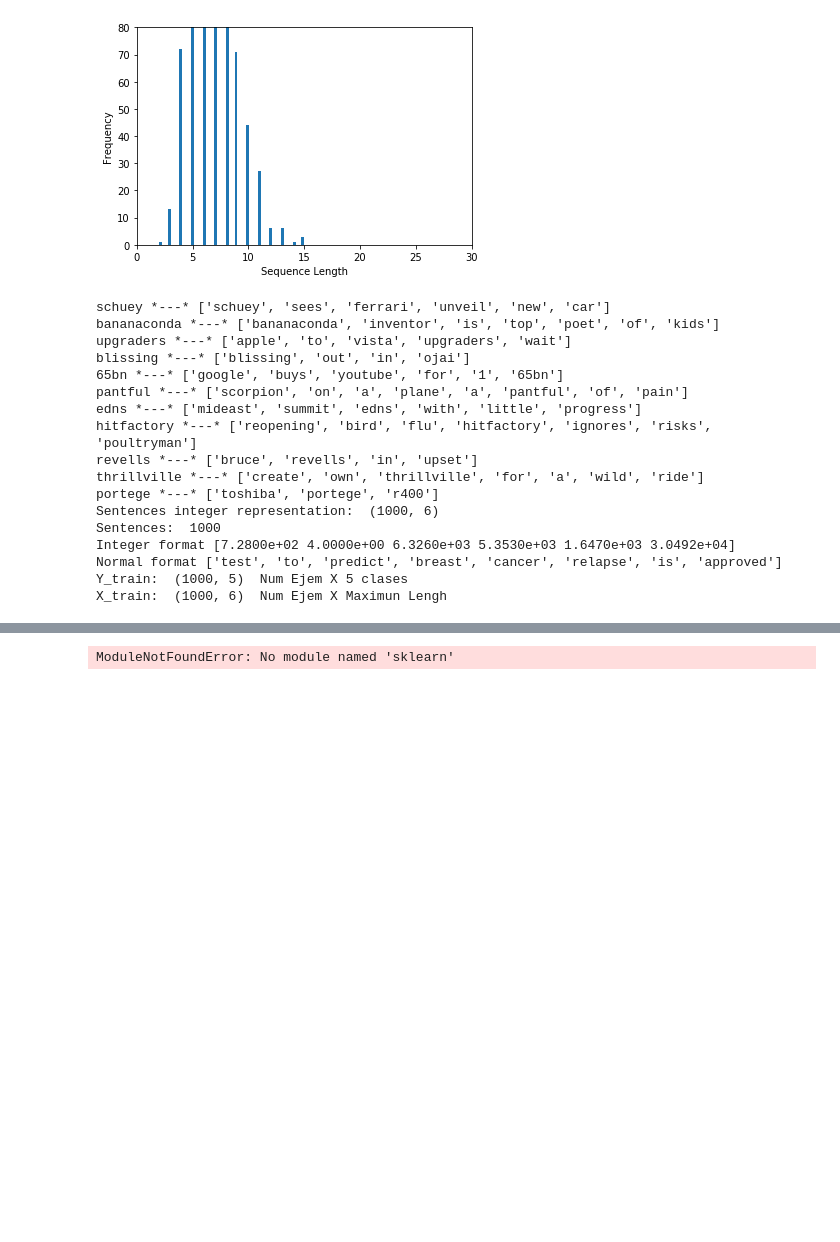
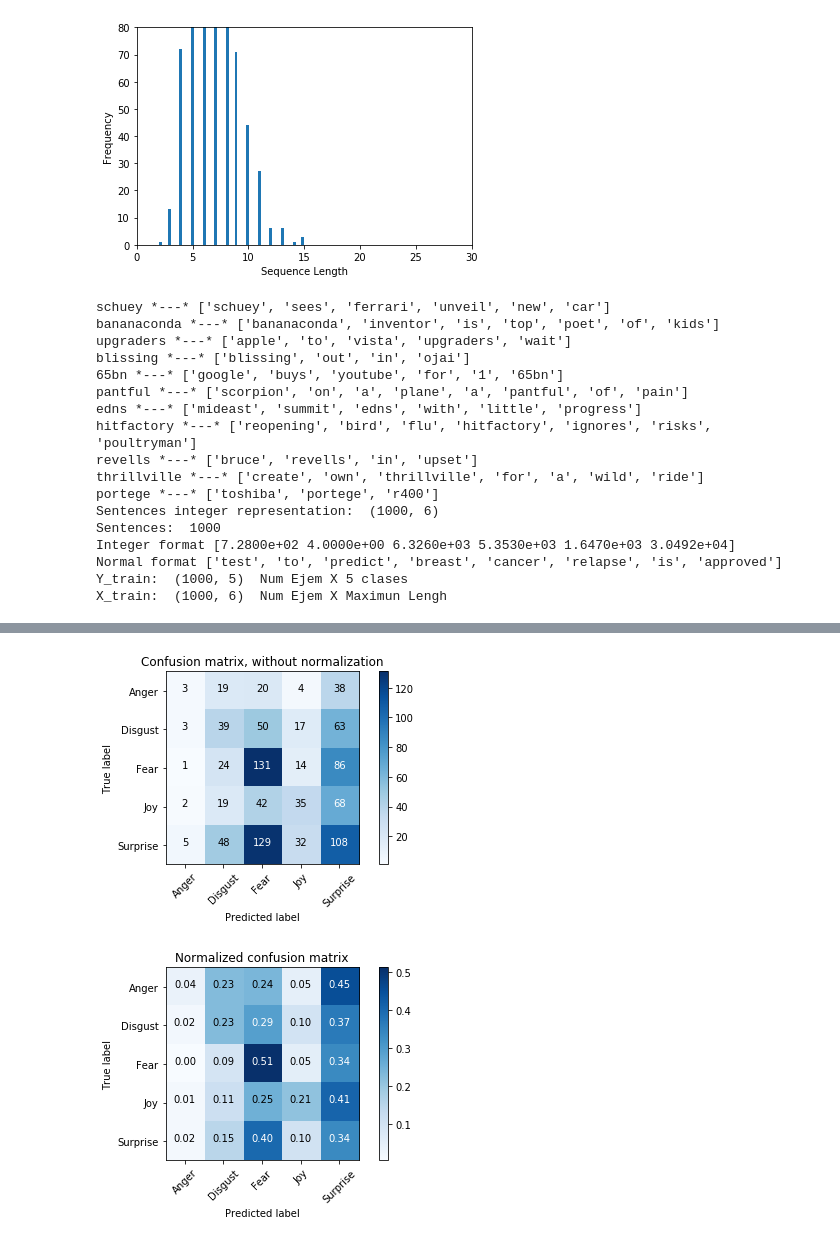
Before and after one commit to Danielafe7GitHub/Composing_RNN, a Jupyter notebook: EmotionRNN.ipynb, the cells around one changed output, grey strips where cells are left out. Cells and saved outputs as stored; diff of their text form; code cells hidden in the pictures; blank space fills up the shorter version.

Commit message:
Confusion Matrix

```diff
--- a/EmotionRNN.ipynb
+++ b/EmotionRNN.ipynb
@@ -360,7 +360,7 @@ X_train:  (1000, 6)  Num Ejem X Maximun Lengh
 init = tf.global_variables_initializer()
 display_step = 10
 numEjemplos = 250
-iterations = 100
+iterations = 10
 # %%
 # Launch the graph
 with tf.Session() as sess:
@@ -404,48 +404,51 @@ with tf.Session() as sess:
     print("Optimization Finished!")
 
     #Test Model LSTM
-    #correct_prediction = tf.equal(tf.argmax(pred, 1), tf.argmax(y, 1))
     correctPred = tf.equal(tf.argmax(prediction,1), tf.argmax(labels,1))
-
     # Calculate accuracy
     accuracy = tf.reduce_mean(tf.cast(correctPred, "float"))
     print("Accuracy:", accuracy.eval({input_data: X_test, labels: Y_test}))
 
     #Matriz de confusion
-    global result
+
+    print("Test Samples, Class Predictions: ")
     result = tf.argmax(prediction , 1).eval({input_data: X_test, labels: Y_test})
-    #Predicionedo Test BBVA
-    #BBVA = tf.argmax(pred*(-1), 1).eval({x: test_final})
-    #print("BBVA: ",BBVA.shape)
-    #for i in result:
-        #print(i)
+    print(result.shape)
+
+    print("Test Samples, Class Truth Labels: ")
+    print(Y_test.shape)
+
+    print("Test Samples: ")
+    test = (tf.argmax(Y_test , 1).eval())
+    print(test.shape)
+
+
     from sklearn.metrics import confusion_matrix
+    y_true = test
+    y_pred = result
+    print(confusion_matrix(y_true, y_pred))
+    class_names = ["Anger","Disgust","Fear","Joy","Surprise"]
+
     from sklearn.metrics import precision_score
     from sklearn.metrics import f1_score
     from sklearn.metrics import recall_score
-    #print(confusion_matrix(Y_test1, result))
+    print("Precision: ",precision_score(y_true, y_pred, average=None))
+    print("Recall: ",recall_score(y_true, y_pred, average=None))
+    print("F1: ",f1_score(y_true, y_pred, average=None))
 
-    print("Precision: ",precision_score(Y_test, result, average='binary'))
-    print("Recall: ",recall_score(Y_test, result, average='binary'))
-    print("F1: ",f1_score(Y_test, result, average='binary'))
+    # Compute confusion matrix
+    cnf_matrix = confusion_matrix(y_true, y_pred)
+    np.set_printoptions(precision=2)
 
-    #Test Model X MiniBacths and Average Accuracy
-    '''total_batch = int(1000/batchSize) # 20 batchs of 50 examples
-    X_batches = np.array_split(X_test, total_batch)
-    Y_batches = np.array_split(Y_test, total_batch)
-    avr_accu = 0
-    for i in range(total_batch):
-        batch_x, batch_y = X_batches[i], Y_batches[i]
-        _accuracy =  (sess.run(accuracy, {input_data: batch_x, labels: batch_y}))
-        avr_accu += _accuracy * 100
-        print("Accuracy for this batch:", _accuracy * 100)
-    print("********************")
-    print("Average Accuracy is: ",avr_accu/total_batch)'''
+    # Plot non-normalized confusion matrix
+    plt.figure()
+    plot_confusion_matrix(cnf_matrix, classes=class_names,
+                          title='Confusion matrix, without normalization')
 
-    #Test Model 1 Solo Batch
-    '''X_batches = X_test
-    Y_batches = Y_test
-    _accuracy =  (sess.run(accuracy, {input_data: X_batches, labels: Y_batches}))
-    print("Accuracy for this batch:", _accuracy * 100)
-    '''
+    # Plot normalized confusion matrix
+    plt.figure()
+    plot_confusion_matrix(cnf_matrix, classes=class_names, normalize=True,
+                          title='Normalized confusion matrix')
+
+    plt.show()
 # %% [output]
@@ -464 +472,2 @@ Accuracy: 0.3
-ModuleNotFoundError: No module named 'sklearn'
+[figure, added]
+[figure, added]
```
Also changed, not shown: parts of 4 cells of this notebook.
